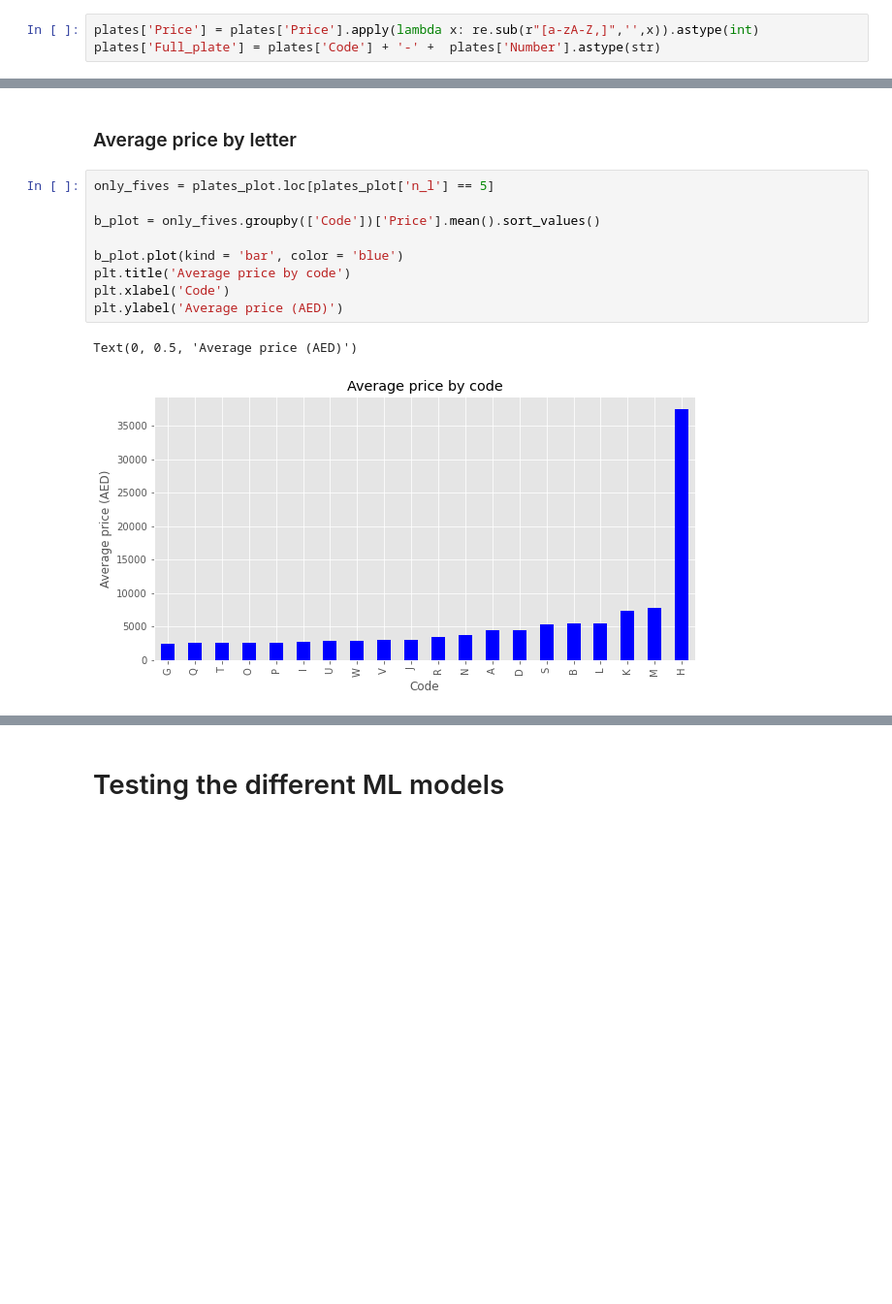
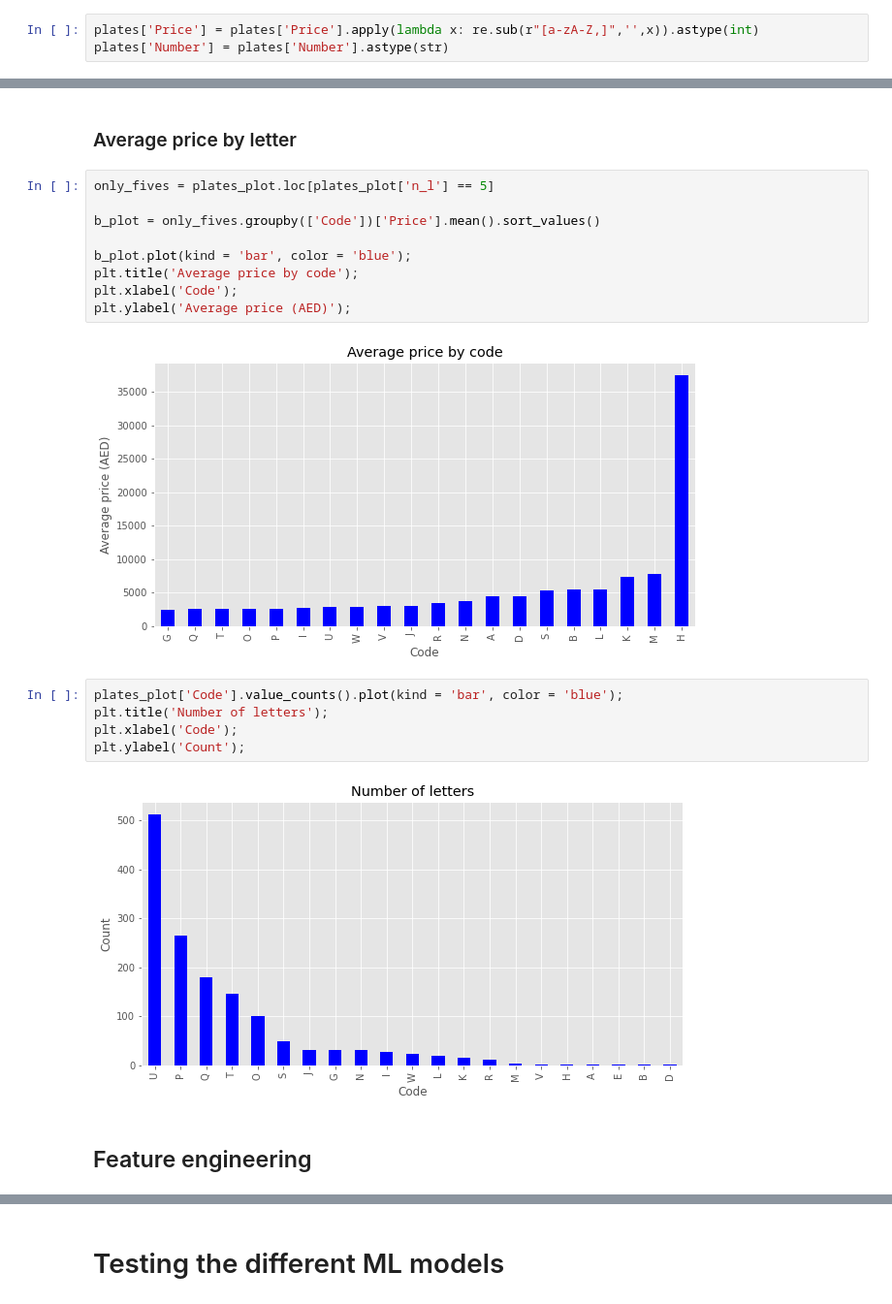
Before and after one commit to FardinAhsan146/DXB-Numberplate-Price-Predictor, a Jupyter notebook: numberplate_price_pred.ipynb, the cells around one changed output, grey strips where cells are left out. Shown: that part at 97% size. Cells and saved outputs as stored; diff of their text form; blank space fills up the shorter version.

```diff
--- a/numberplate_price_pred.ipynb
+++ b/numberplate_price_pred.ipynb
@@ -44,3 +49,3 @@ plates.head(10)
 # %%
 plates['Price'] = plates['Price'].apply(lambda x: re.sub(r"[a-zA-Z,]",'',x)).astype(int)
-plates['Full_plate'] = plates['Code'] + '-' +  plates['Number'].astype(str)
+plates['Number'] = plates['Number'].astype(str)
@@ -156,10 +133,18 @@ only_fives = plates_plot.loc[plates_plot['n_l'] == 5]
 
 b_plot = only_fives.groupby(['Code'])['Price'].mean().sort_values()
 
-b_plot.plot(kind = 'bar', color = 'blue')
-plt.title('Average price by code')
-plt.xlabel('Code')
-plt.ylabel('Average price (AED)')
+b_plot.plot(kind = 'bar', color = 'blue');
+plt.title('Average price by code');
+plt.xlabel('Code');
+plt.ylabel('Average price (AED)');
 # %% [output]
-Text(0, 0.5, 'Average price (AED)')
 [figure]
+# %%
+plates_plot['Code'].value_counts().plot(kind = 'bar', color = 'blue');
+plt.title('Number of letters');
+plt.xlabel('Code');
+plt.ylabel('Count');
+# %% [output]
+[figure, added]
+# %% [markdown]
+## Feature engineering
```
Also changed, not shown: parts of 56 cells of this notebook.
